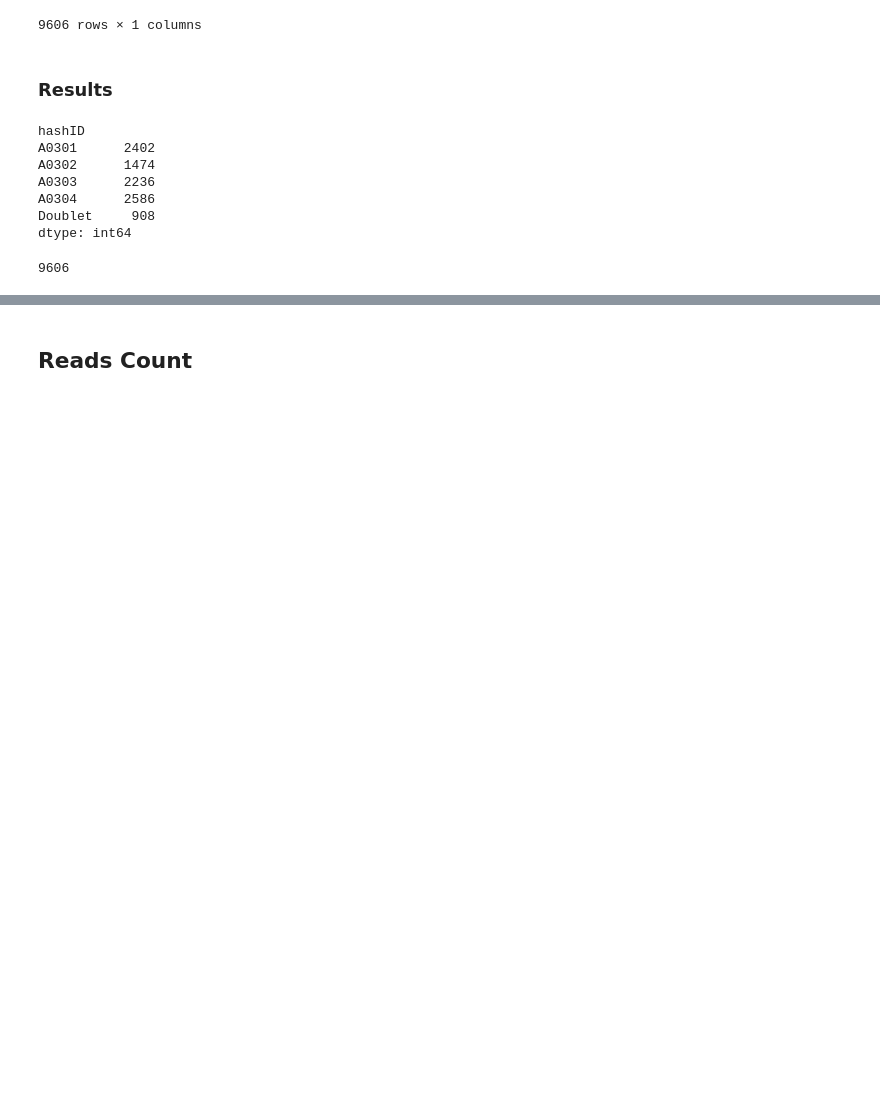
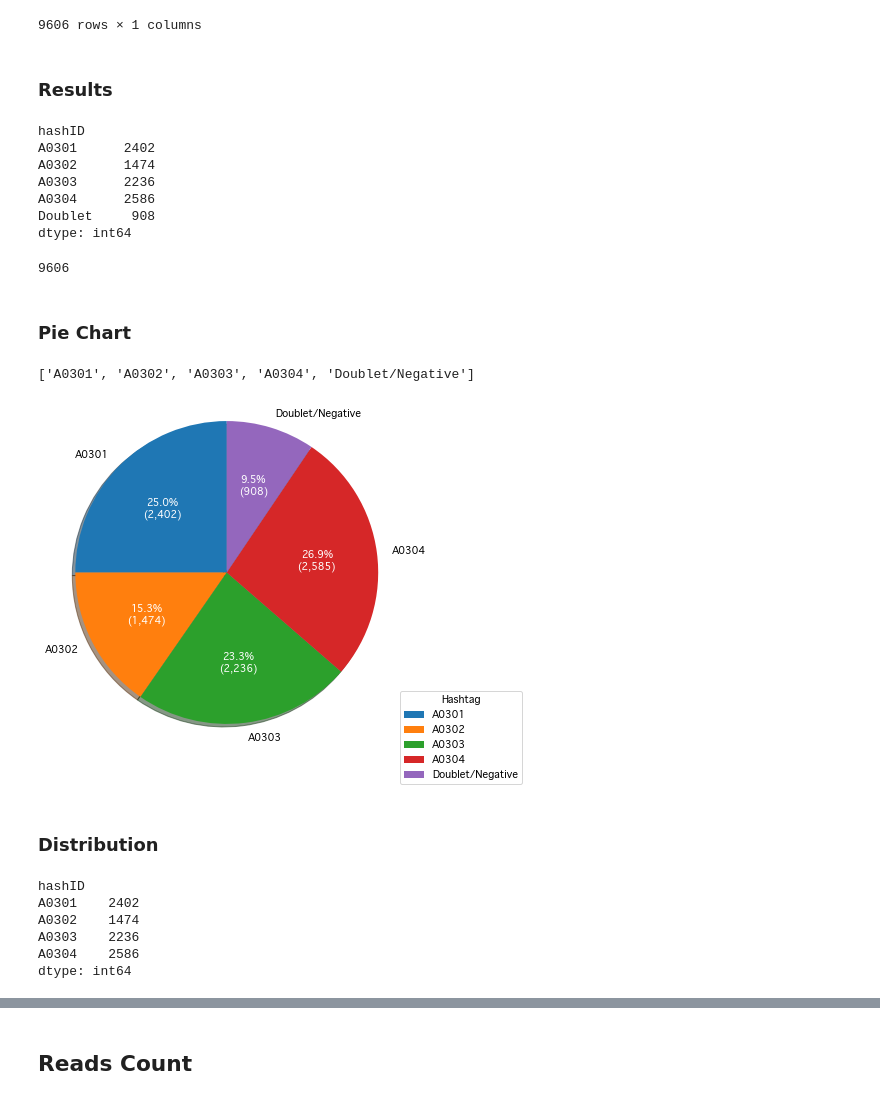
Before and after one commit to hisplan/sharp, a Jupyter notebook: manual-inspection/inspect.ipynb, the cells around one changed output, grey strips where cells are left out. Cells and saved outputs as stored; diff of their text form; code cells hidden in the pictures; blank space fills up the shorter version.

```diff
--- a/manual-inspection/inspect.ipynb
+++ b/manual-inspection/inspect.ipynb
@@ -105,7 +106,8 @@ df_class
 # %% [markdown]
 ### Results
 # %%
-df_class.groupby(by="hashID").size()
+df_stats = df_class.groupby(by="hashID").size()
+df_stats
 # %% [output]
 hashID
 A0301      2402
@@ -114,7 +116,58 @@ A0303      2236
 A0304      2586
 Doublet     908
 dtype: int64
-# %%
-df_class.groupby(by="hashID").size().sum()
-# %% [output]
-9606
+# %%
+df_stats.sum()
+# %% [output]
+9606
+# %% [markdown]
+### Pie Chart
+# %%
+labels = [label.capitalize() if label != "Doublet" else "Doublet/Negative" for label in df_stats.index]
+labels
+# %% [output]
+['A0301', 'A0302', 'A0303', 'A0304', 'Doublet/Negative']
+# %%
+fig = plt.figure(figsize=(6,6), facecolor="white")
+ax = fig.add_subplot(111)
+
+def func_autopct(pct, allvals):
+    absolute = int(pct/100.*np.sum(allvals))
+    return "{:.1f}%\n({:,d})".format(pct, absolute)
+
+wedges, _, autotexts = ax.pie(
+    df_stats,
+    labels=labels,
+    autopct=lambda pct: func_autopct(pct, df_stats),
+    shadow=True, startangle=90
+)
+
+for autotext in autotexts:
+    autotext.set_color('white')
+    autotext.set_fontsize(10)
+    autotext.set_fontweight('bold')
+
+ax.axis('equal')
+ax.legend(
+    wedges,
+    labels,
+    title="Hashtag",
+    loc="center left",
+    bbox_to_anchor=(1, -0.5, 0.5, 1)
+)
+
+plt.show()
+# %% [output]
+[figure, added]
+# %% [markdown]
+### Distribution
+# %%
+df_dist = df_stats.drop(labels=["Doublet"])
+df_dist
+# %% [output]
+hashID
+A0301    2402
+A0302    1474
+A0303    2236
+A0304    2586
+dtype: int64
```
Also changed, not shown: parts of 8 cells of this notebook.
